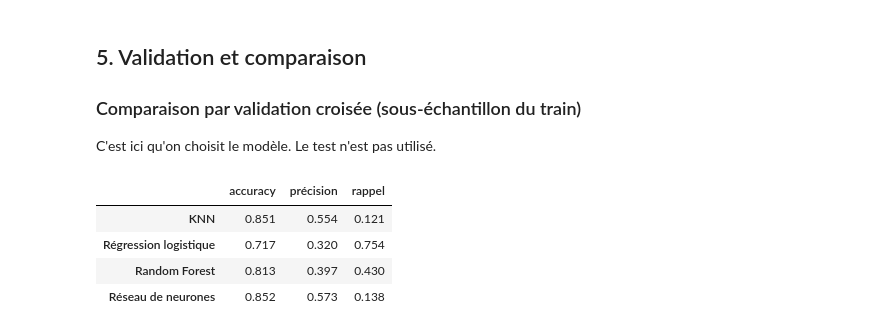
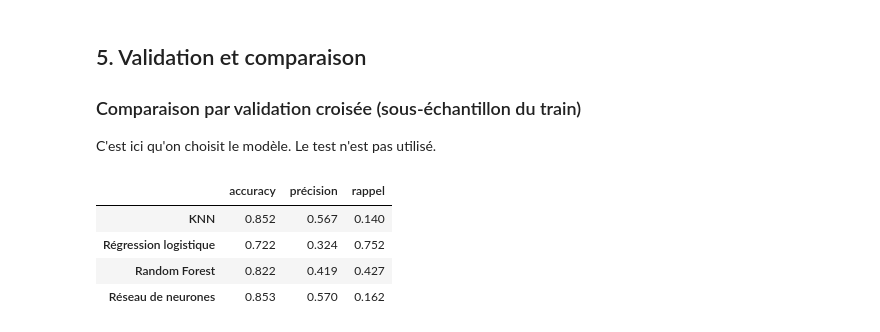
Before and after one commit to PierreGUTTIEREZ/Project_Machine-Learning_Semester-1, a Jupyter notebook: diabetes.ipynb, the cells around one changed output. Saved outputs shown, nothing was run; the diff lists cells and outputs as text; code cells hidden in the pictures.

```diff
--- a/diabetes.ipynb
+++ b/diabetes.ipynb
@@ -367,15 +367,15 @@ La sélection de features apporte peu ici : avec seulement 21 features, la régr
 
 C'est ici qu'on choisit le modèle. Le test n'est pas utilisé.
 # %%
-# Comparaison des modèles par validation croisée sur le train : c'est ici qu'on choisit
 final_models = {}
 for name, model in models.items():
     final_models[name] = mw.with_feature_selection(model, best_n[name])
 
-mw.compare_models(final_models, Xtr, ytr).round(3)
+cv_results = mw.compare_models(final_models, X_cv, y_cv)
+cv_results.round(3)
 # %% [output]
 |  | accuracy | précision | rappel |
-| KNN | 0.851 | 0.554 | 0.121 |
-| Régression logistique | 0.717 | 0.320 | 0.754 |
-| Random Forest | 0.813 | 0.397 | 0.430 |
-| Réseau de neurones | 0.852 | 0.573 | 0.138 |
+| KNN | 0.852 | 0.567 | 0.140 |
+| Régression logistique | 0.722 | 0.324 | 0.752 |
+| Random Forest | 0.822 | 0.419 | 0.427 |
+| Réseau de neurones | 0.853 | 0.570 | 0.162 |
```
Also changed, not shown: parts of 11 cells of this notebook, 1 other file.
